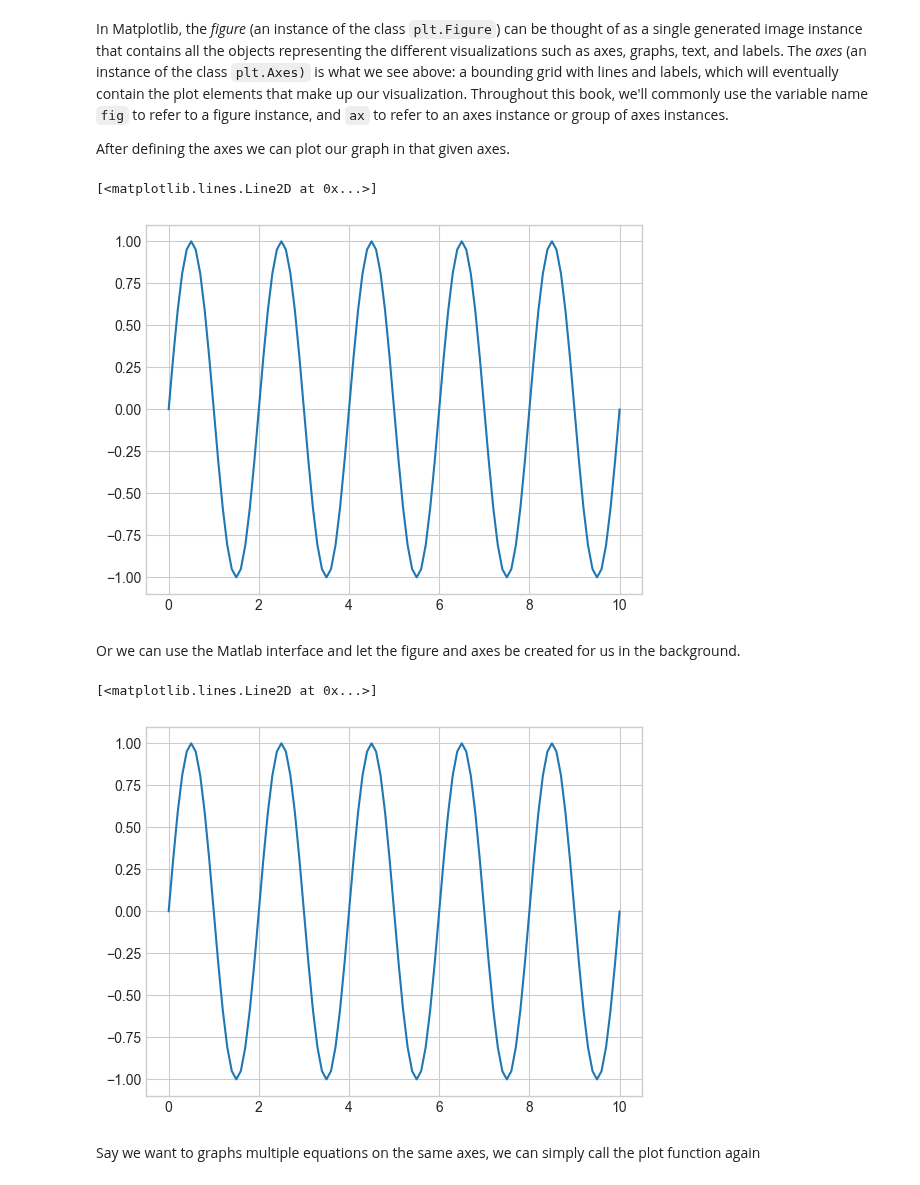
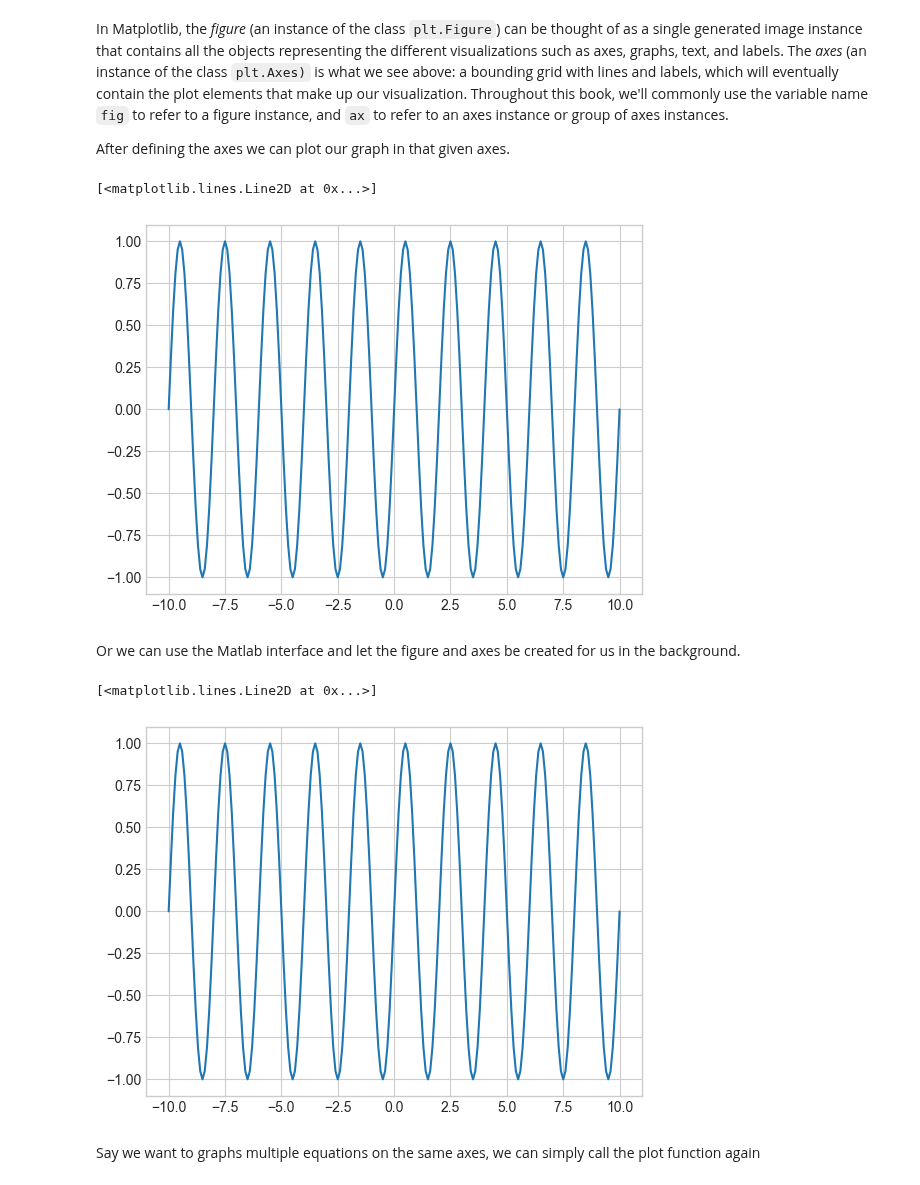
Before and after one commit to denis-james/Self-Learning, a Jupyter notebook: Matplotlib/1. Simple Line Plots.ipynb, the cells around one changed output. Drawn from its saved outputs; the diff is of its cells as text; code cells hidden in the pictures.

Commit message:
Slight changes to Simple Line plots.

```diff
--- a/Matplotlib/1. Simple Line Plots.ipynb
+++ b/Matplotlib/1. Simple Line Plots.ipynb
@@ -21,19 +21,19 @@ After defining the axes we can plot our graph in that given axes.
 # %%
 fig=plt.figure()
 ax=plt.axes()
-x=np.linspace(0,10,101,)
+x=np.linspace(-10,10,201,)
 
 ax.plot(x,np.sin(np.pi*x))
 # %% [output]
 [<matplotlib.lines.Line2D at 0x...>]
-[figure, old version]
+[figure, new version]
 # %% [markdown]
 Or we can use the Matlab interface and let the figure and axes be created for us in the background.
 # %%
 plt.plot(x,np.sin(np.pi*x))
 # %% [output]
 [<matplotlib.lines.Line2D at 0x...>]
-[figure, old version]
+[figure, new version]
 # %% [markdown]
 Say we want to graphs multiple equations on the same axes, we can simply call the plot function again
 # %%
```
Also changed, not shown: parts of 13 cells of this notebook.
